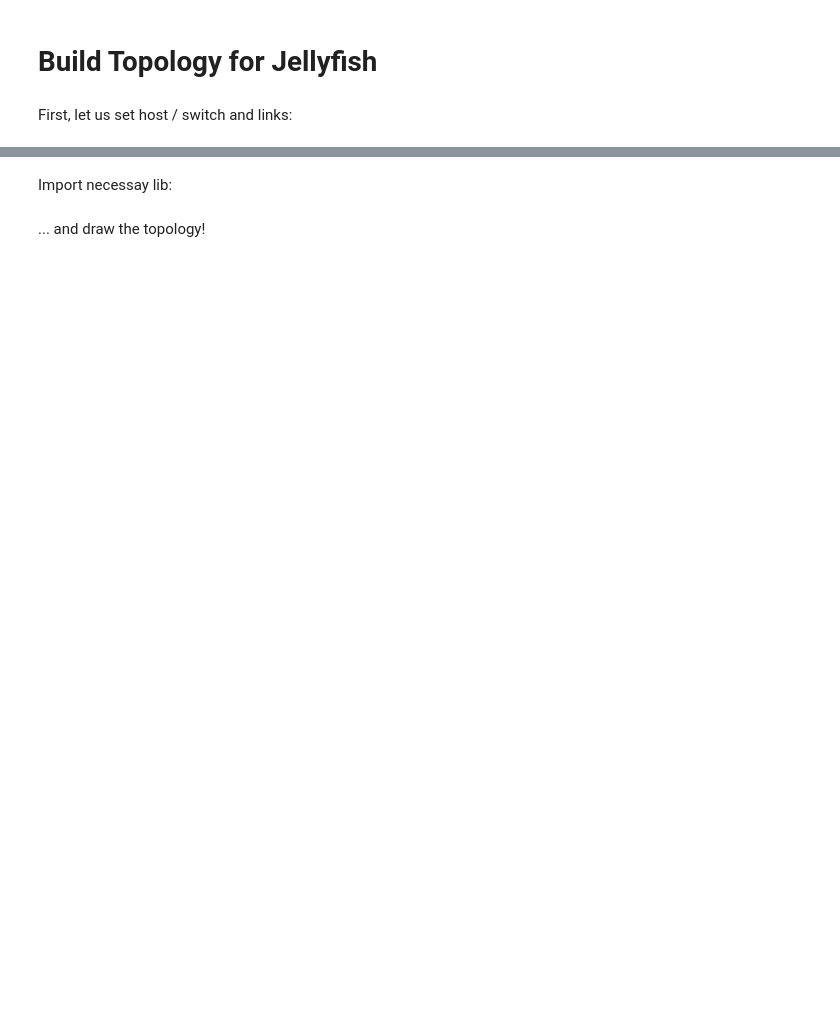
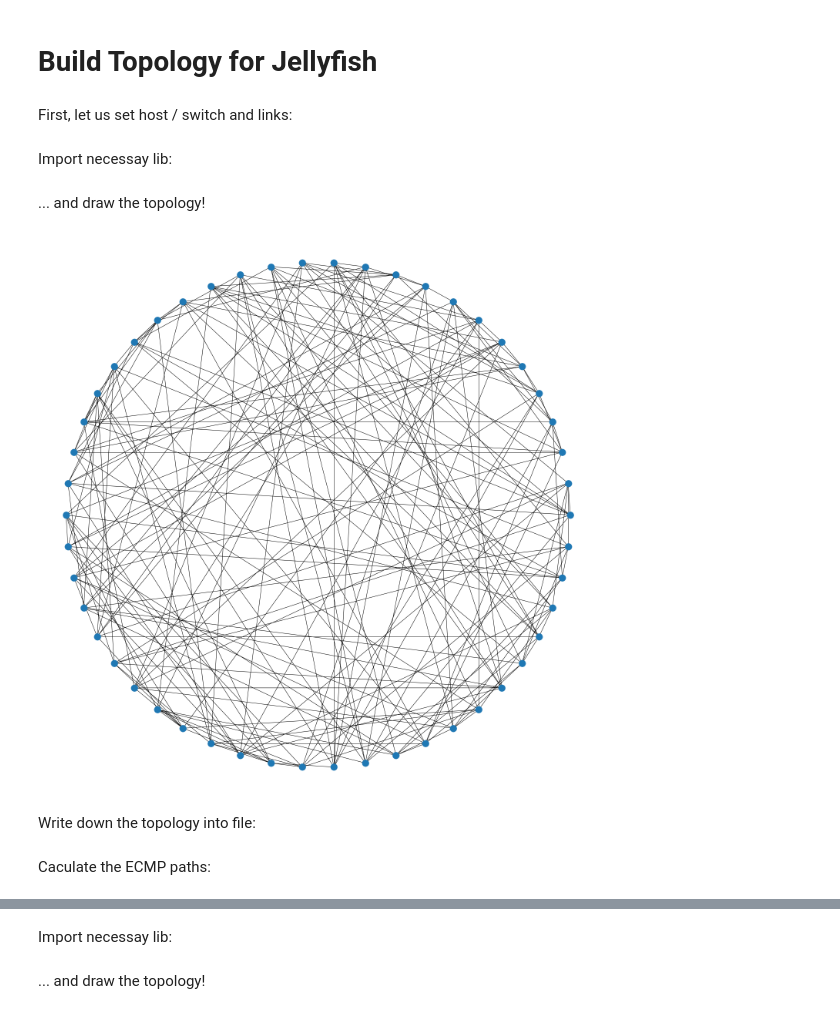
Before and after one commit to Lw-Cui/Non-overlapping-Path-in-Jellyfish, a Jupyter notebook: build_topology.ipynb, the cells around one changed output, grey strips where cells are left out. Saved outputs shown, nothing was run; the diff lists cells and outputs as text; code cells hidden in the pictures; blank space fills up the shorter version.

```diff
--- a/build_topology.ipynb
+++ b/build_topology.ipynb
@@ -5,3 +5,5 @@ First, let us set host / switch and links:
 # %%
 host = 50
 link = 8
+# %% [markdown]
+Import necessay lib:
@@ -7,0 +18,12 @@ link = 8
+# %% [markdown]
+... and draw the topology!
+# %%
+%matplotlib inline
+graph = nx.random_regular_graph(link, host)
+plt.figure(1,figsize=(20,20))
+nx.draw(graph, pos=nx.circular_layout(graph))
+plt.show()
+# %% [output]
+[figure, added]
+# %% [markdown]
+Write down the topology into file:
@@ -7,0 +34,2 @@ link = 8
+# %% [markdown]
+Caculate the ECMP paths:
```
Also changed, not shown: parts of 19 cells of this notebook, 1 other file.
